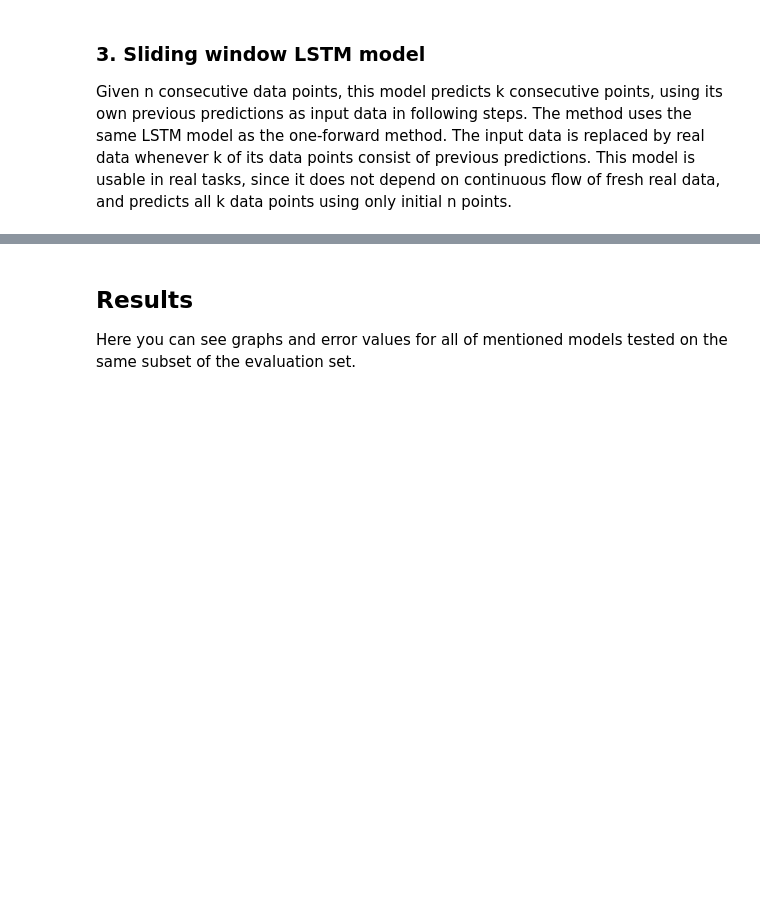
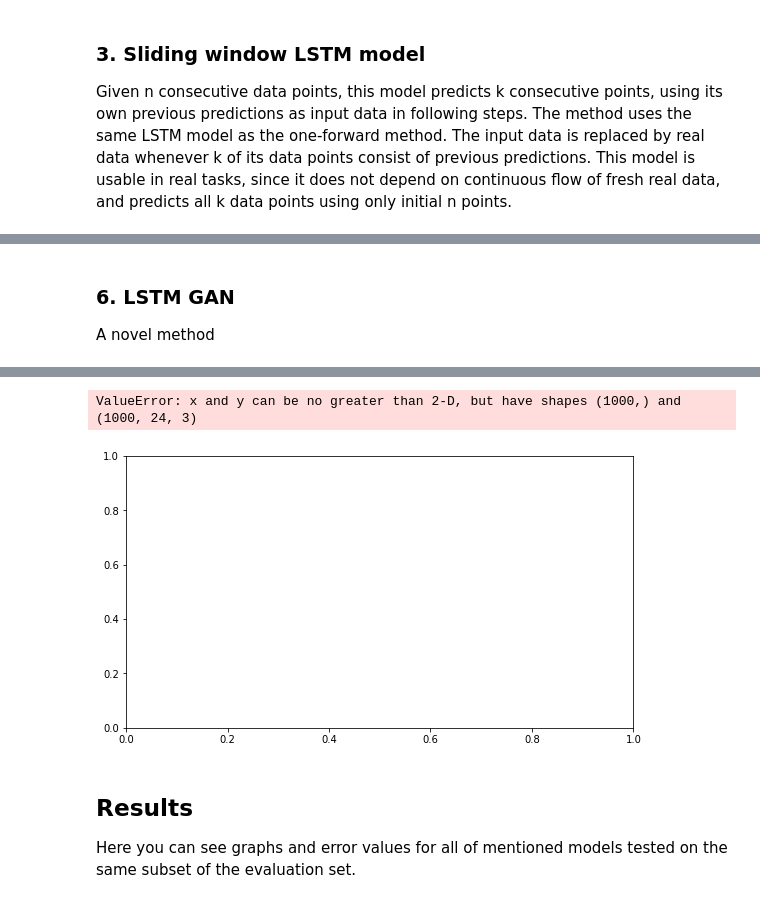
Before and after one commit to agayev169/weather_forecast, a Jupyter notebook: lstm_weather.ipynb, the cells around one changed output, grey strips where cells are left out. Drawn from its saved outputs; the diff is of its cells as text; code cells hidden in the pictures; blank space fills up the shorter version.

```diff
--- a/lstm_weather.ipynb
+++ b/lstm_weather.ipynb
@@ -399,0 +461,76 @@ plt.show()
+# %% [markdown]
+### 6. LSTM GAN
+
+A novel method
+# %%
+import time
+import tensorflow as tf
+
+tf.reset_default_graph()
+
+def LSTM(): # Returns tf model
+
+    LSTM_UNITS = 64
+
+    FC_UNITS = 64
+
+    INPUT_DIM = 3
+    OUTPUT_DIM = 3
+
+    BATCH_SIZE = 64
+
+    x = tf.placeholder(tf.float32, [None, SEQ_LENGTH, INPUT_DIM], name="x")
+    y = tf.placeholder(tf.float32, [None, PERIOD_TO_PREDICT, OUTPUT_DIM], name="y")
+
+    def predict(x): # Returns a prediction
+
+        weights = tf.Variable(tf.random_normal([LSTM_UNITS, OUTPUT_DIM * PERIOD_TO_PREDICT]), name="fc_weights")
+        biases = tf.Variable(tf.random_normal([OUTPUT_DIM * PERIOD_TO_PREDICT]), name="fc_biases")
+
+        x = tf.transpose(x, [1, 0, 2])
+        x = tf.reshape(x, [-1, INPUT_DIM])
+        x = tf.split(x, SEQ_LENGTH, 0)
+
+        lstm_cell = tf.nn.rnn_cell.LSTMCell(LSTM_UNITS, state_is_tuple=True, name="LSTM_cell")
+        outputs, _ = tf.nn.static_rnn(lstm_cell, x, dtype=tf.float32)
+
+        output = tf.matmul(tf.nn.tanh(outputs[-1]), weights) + biases
+
+        return tf.reshape(output, [-1, PERIOD_TO_PREDICT, OUTPUT_DIM])
+
+    prediction = predict(x)
+    cost = tf.reduce_mean(tf.abs(prediction - y))
+    optimizer = tf.train.AdamOptimizer(0.001).minimize(cost)
+
+    with tf.Session() as sess:
+        sess.run(tf.global_variables_initializer())
+
+        c = sess.run(cost, feed_dict={x: val_x, y: val_y})
+        print("Training started!")
+        for epoch in range(5):
+            for i in range(len(train_x) // BATCH_SIZE):
+                epoch_x = train_x[i * BATCH_SIZE:(i + 1) * BATCH_SIZE]
+                epoch_y = train_y[i * BATCH_SIZE:(i + 1) * BATCH_SIZE]
+
+                sess.run([optimizer, cost], feed_dict={x: epoch_x, y: epoch_y})
+
+            c = sess.run(cost, feed_dict={x: val_x, y: val_y})
+            print('Epoch', epoch + 1, 'completed out of', 5, 'loss:', c)
+        print("Training done!")
+
+        predictions_lstm = sess.run(prediction, feed_dict={x: val_x[:1000]})
+        print(predictions_lstm.shape)
+
+        plt.figure(figsize=(20, 5))
+
+        plt.subplot(1, 2, 1)
+        plt.plot(val_y[:1000])
+        plt.title("Real")
+
+        plt.subplot(1, 2, 2)
+        plt.plot(predictions_lstm)
+        plt.title("LSTM")
+
+
+LSTM()
+# %% [output]
@@ -400,3 +545,5 @@ plt.show()
+ValueError: x and y can be no greater than 2-D, but have shapes (1000,) and (1000, 24, 3)
+[figure, added]
 # %% [markdown]
 ## Results
 
```
Also changed, not shown: parts of 20 cells of this notebook.
